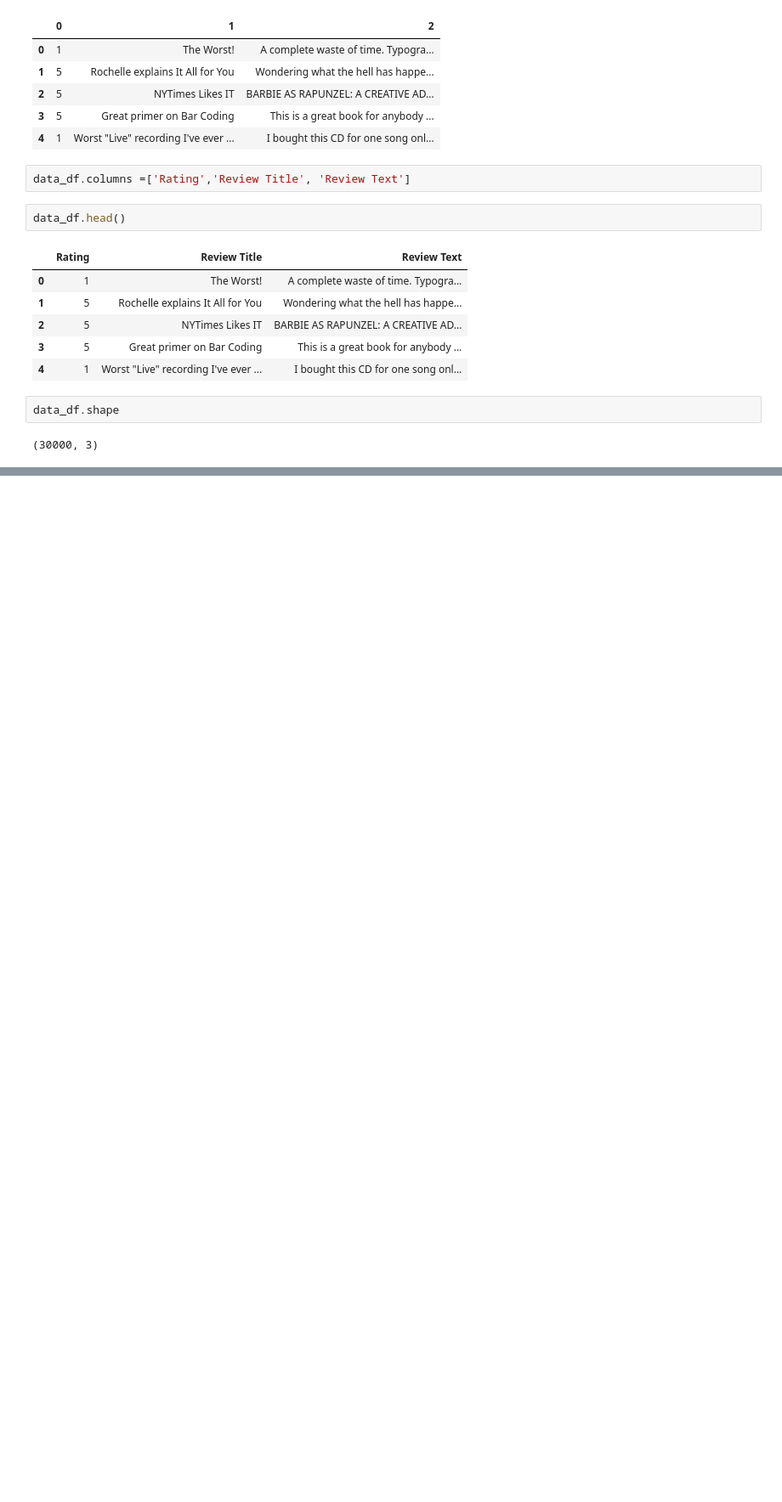
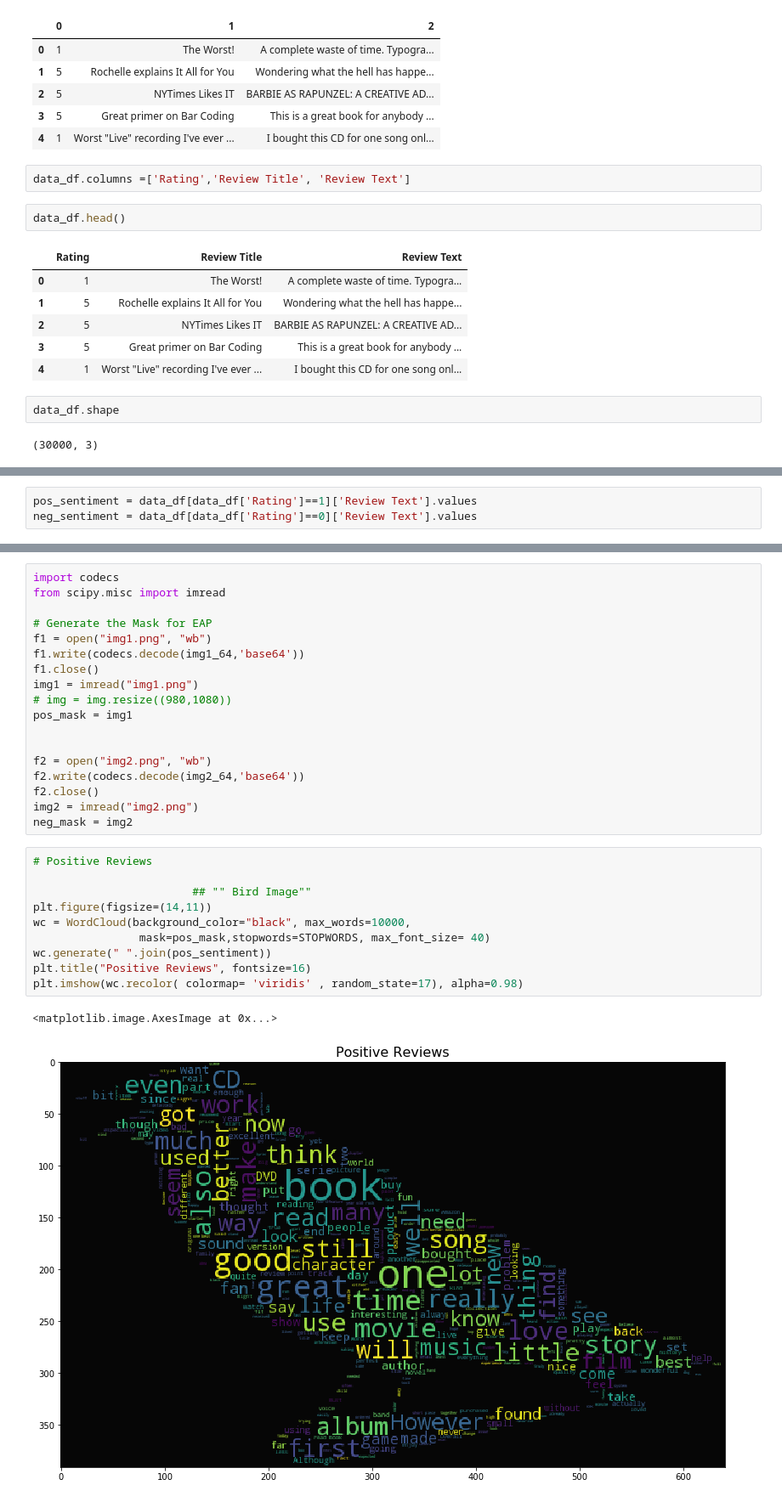
Before and after one commit to rajeshgupta88/Amazon_SentimentAnalysis, a Jupyter notebook: AmazonReviews_BasicModels.ipynb, the cells around one changed output, grey strips where cells are left out. Shown at 85% size. Drawn from its saved outputs; the diff is of its cells as text; blank space fills up the shorter version.

```diff
--- a/AmazonReviews_BasicModels.ipynb
+++ b/AmazonReviews_BasicModels.ipynb
@@ -38,0 +115,3 @@ data_df.shape
+# %%
+pos_sentiment = data_df[data_df['Rating']==1]['Review Text'].values
+neg_sentiment = data_df[data_df['Rating']==0]['Review Text'].values
@@ -38,0 +127,31 @@ data_df.shape
+# %%
+import codecs
+from scipy.misc import imread
+
+# Generate the Mask for EAP
+f1 = open("img1.png", "wb")
+f1.write(codecs.decode(img1_64,'base64'))
+f1.close()
+img1 = imread("img1.png")
+# img = img.resize((980,1080))
+pos_mask = img1
+
+
+f2 = open("img2.png", "wb")
+f2.write(codecs.decode(img2_64,'base64'))
+f2.close()
+img2 = imread("img2.png")
+neg_mask = img2
+# %%
+# Positive Reviews
+
+                        ## "" Bird Image""
+plt.figure(figsize=(14,11))
+wc = WordCloud(background_color="black", max_words=10000,
+                mask=pos_mask,stopwords=STOPWORDS, max_font_size= 40)
+wc.generate(" ".join(pos_sentiment))
+plt.title("Positive Reviews", fontsize=16)
+plt.imshow(wc.recolor( colormap= 'viridis' , random_state=17), alpha=0.98)
+# %% [output]
+<matplotlib.image.AxesImage at 0x...>
+[figure, added]
```
Also changed, not shown: parts of 29 cells of this notebook.
